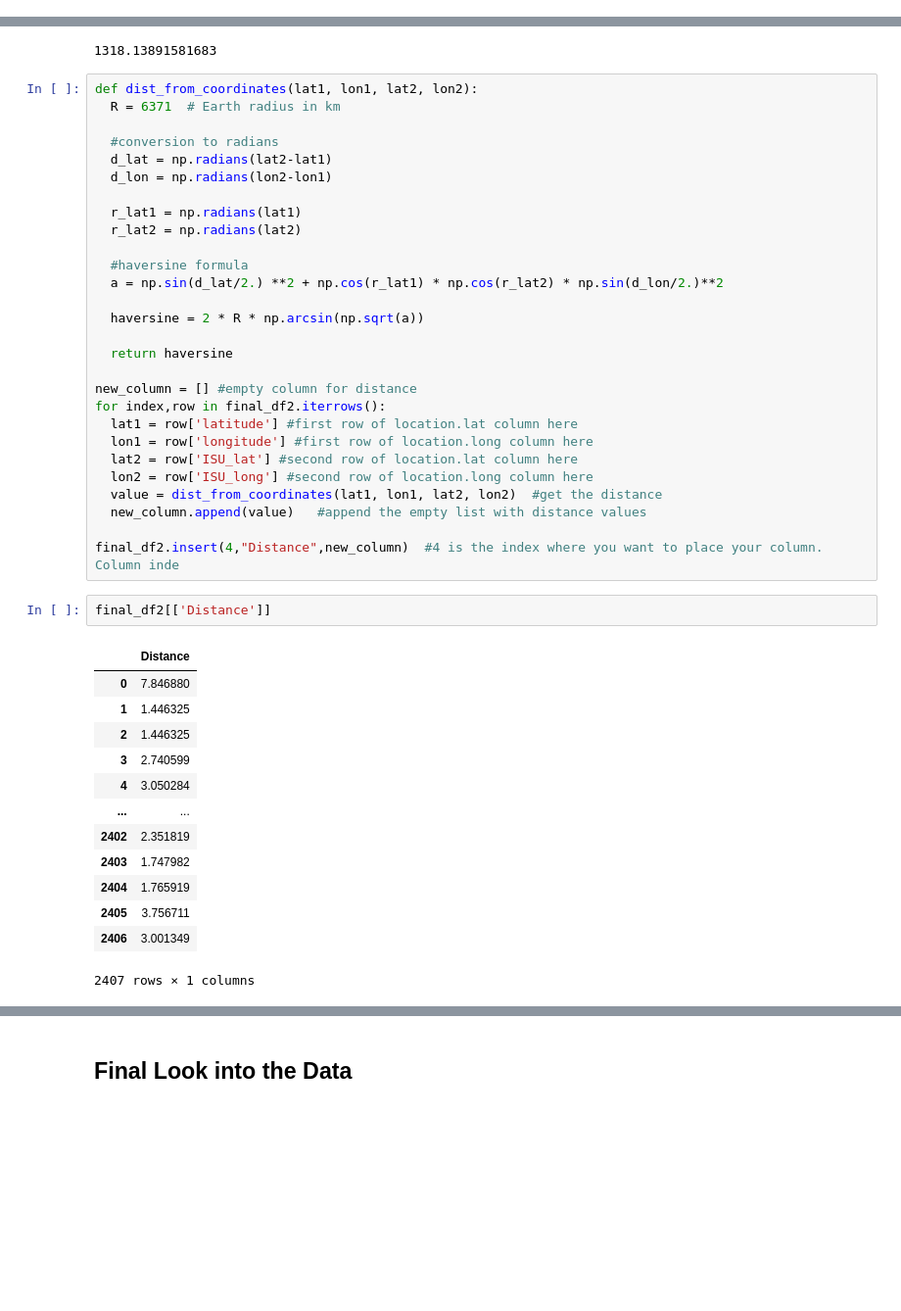
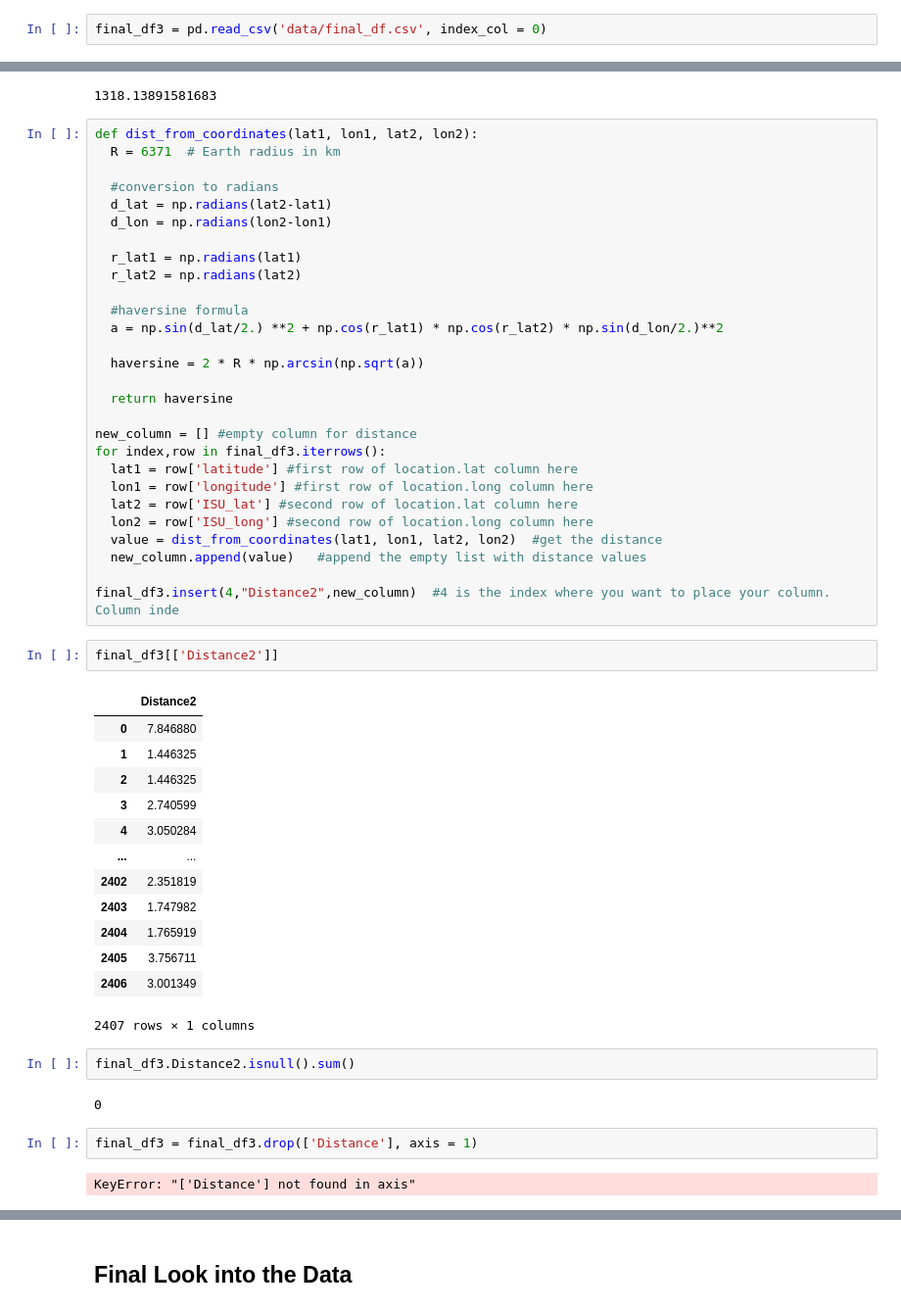
Before and after one commit to danieljinchoy/ames_housing_ml, a Jupyter notebook: Data_Preprocessing.ipynb, the cells around one changed output, grey strips where cells are left out. Shown at 98% size. Cells and saved outputs as stored; diff of their text form; blank space fills up the shorter version.

```diff
--- a/Data_Preprocessing.ipynb
+++ b/Data_Preprocessing.ipynb
@@ -474,6 +474,8 @@ final_df2[['address_lat_long', 'ISU_lat_long']]
 2407 rows × 2 columns
 # %% [markdown]
 #### Calculate Distance using Geopy
+# %%
+final_df3 = pd.read_csv('data/final_df.csv', index_col = 0)
 # %%
 # Importing the geodesic module from the library
 from geopy.distance import geodesic
@@ -505,7 +507,7 @@ def dist_from_coordinates(lat1, lon1, lat2, lon2):
   return haversine
 
 new_column = [] #empty column for distance
-for index,row in final_df2.iterrows():
+for index,row in final_df3.iterrows():
   lat1 = row['latitude'] #first row of location.lat column here
   lon1 = row['longitude'] #first row of location.long column here
   lat2 = row['ISU_lat'] #second row of location.lat column here
@@ -513,20 +515,28 @@ for index,row in final_df2.iterrows():
   value = dist_from_coordinates(lat1, lon1, lat2, lon2)  #get the distance
   new_column.append(value)   #append the empty list with distance values
 
-final_df2.insert(4,"Distance",new_column)  #4 is the index where you want to place your column. Column inde
+final_df3.insert(4,"Distance2",new_column)  #4 is the index where you want to place your column. Column inde
-# %%
-final_df2[['Distance']]
-# %% [output]
-|  | Distance |
-| 0 | 7.846880 |
-| 1 | 1.446325 |
-| 2 | 1.446325 |
-| 3 | 2.740599 |
-| 4 | 3.050284 |
-| ... | ... |
-| 2402 | 2.351819 |
-| 2403 | 1.747982 |
-| 2404 | 1.765919 |
-| 2405 | 3.756711 |
-| 2406 | 3.001349 |
-2407 rows × 1 columns
+# %%
+final_df3[['Distance2']]
+# %% [output]
+|  | Distance2 |
+| 0 | 7.846880 |
+| 1 | 1.446325 |
+| 2 | 1.446325 |
+| 3 | 2.740599 |
+| 4 | 3.050284 |
+| ... | ... |
+| 2402 | 2.351819 |
+| 2403 | 1.747982 |
+| 2404 | 1.765919 |
+| 2405 | 3.756711 |
+| 2406 | 3.001349 |
+2407 rows × 1 columns
+# %%
+final_df3.Distance2.isnull().sum()
+# %% [output]
+0
+# %%
+final_df3 = final_df3.drop(['Distance'], axis = 1)
+# %% [output]
+KeyError: "['Distance'] not found in axis"
```
Also changed, not shown: parts of 6 cells of this notebook, 1 other file.
